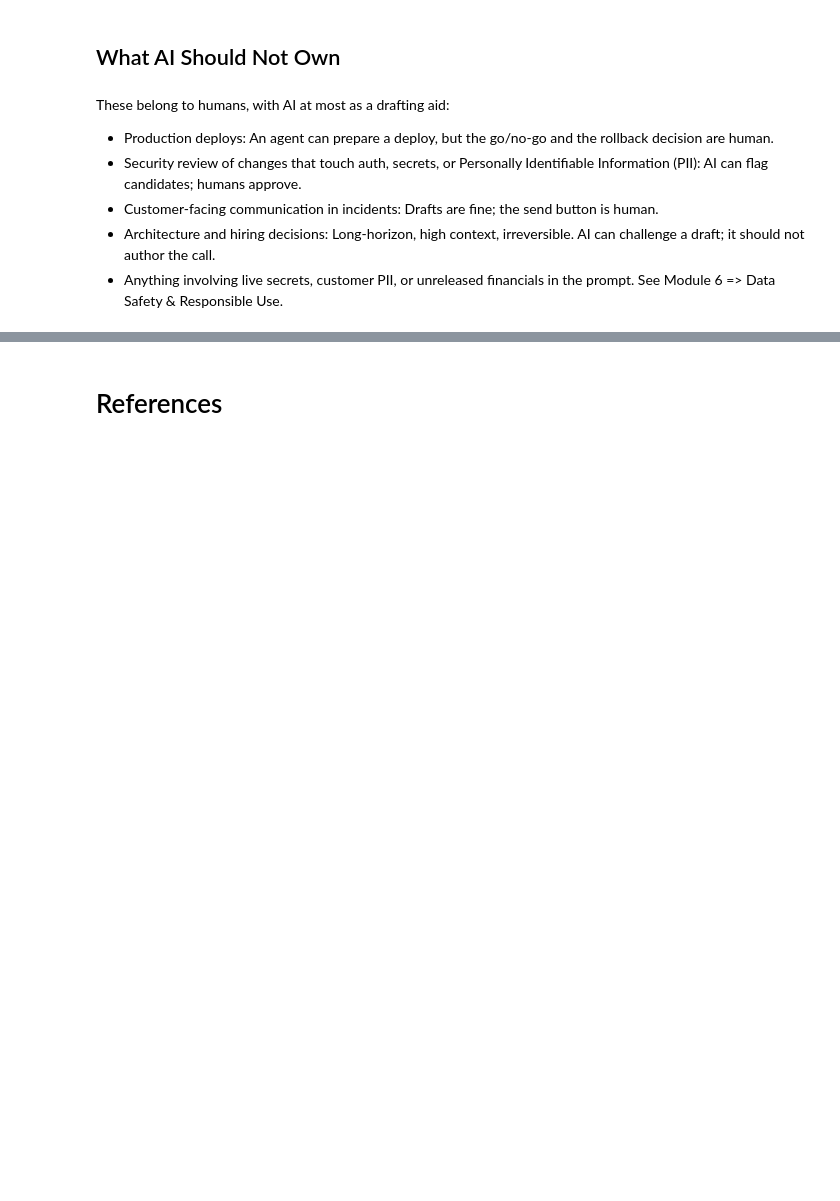
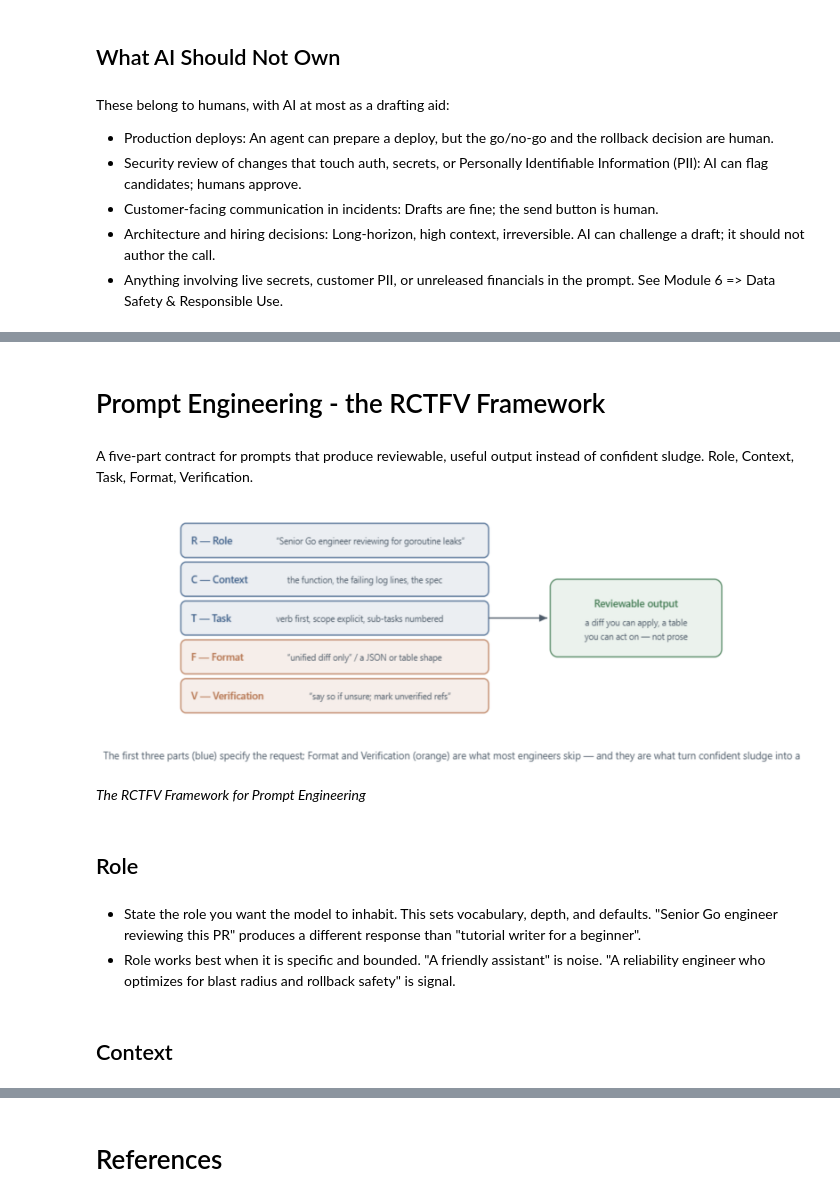
Before and after one commit to ancilcleetus/AI-Learning-Lab, a Jupyter notebook: Generative-AI/Intro-to-Generative-AI-for-Engineers/Intro_to_Generative_AI_for_Engineers.ipynb, the cells around one changed output, grey strips where cells are left out. Cells and saved outputs as stored; diff of their text form; code cells hidden in the pictures; blank space fills up the shorter version.

Commit message:
Added 'Prompt Engineering - the RCTFV Framework' in Intro-to-Generative-AI-for-Engineers/Intro_to_Generative_AI_for_Engineers.ipynb

```diff
--- a/Generative-AI/Intro-to-Generative-AI-for-Engineers/Intro_to_Generative_AI_for_Engineers.ipynb
+++ b/Generative-AI/Intro-to-Generative-AI-for-Engineers/Intro_to_Generative_AI_for_Engineers.ipynb
@@ -319,3 +327,21 @@ These belong to humans, with AI at most as a drafting aid:
 * Anything involving live secrets, customer PII, or unreleased financials in the prompt. See Module 6 => Data Safety & Responsible Use.
 # %% [markdown]
 ![rainbow](https://raw.githubusercontent.com/ancilcleetus/AI-Learning-Lab/main/assets/rainbow-divider.png)
+# %% [markdown]
+# Prompt Engineering - the RCTFV Framework
+# %% [markdown]
+A five-part contract for prompts that produce reviewable, useful output instead of confident sludge. Role, Context, Task, Format, Verification.
+# %%
+from IPython.display import Image, display, Markdown
+display(Image(filename="data/images/Intro_to_Generative_AI_for_Engineers-07.png", width=800))
+display(Markdown("*The RCTFV Framework for Prompt Engineering*"))
+# %% [output]
+[figure, added]
+*The RCTFV Framework for Prompt Engineering*
+# %% [markdown]
+## Role
+# %% [markdown]
+* State the role you want the model to inhabit. This sets vocabulary, depth, and defaults. "Senior Go engineer reviewing this PR" produces a different response than "tutorial writer for a beginner".
+* Role works best when it is specific and bounded. "A friendly assistant" is noise. "A reliability engineer who optimizes for blast radius and rollback safety" is signal.
+# %% [markdown]
+## Context
```
Also changed, not shown: parts of 13 cells of this notebook, 1 other file.
